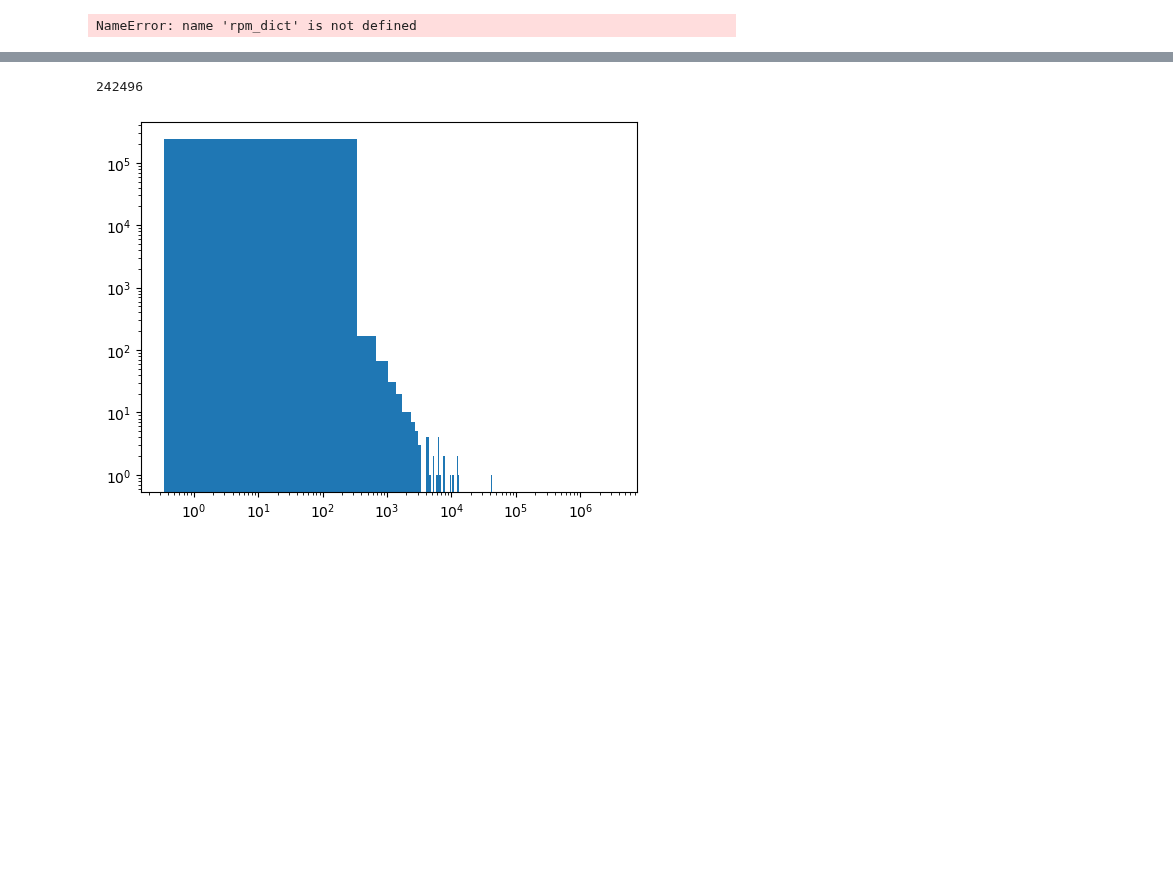
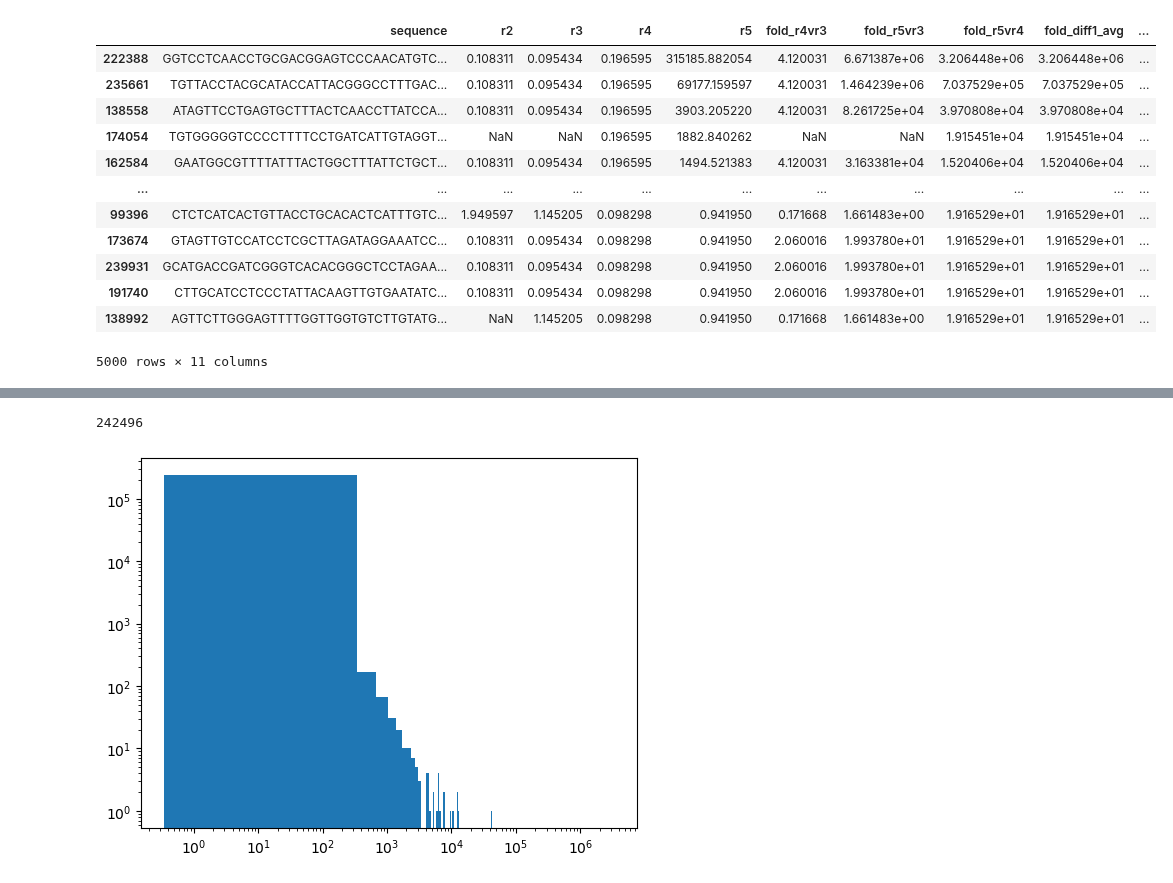
Before and after one commit to Jonahowns/phage_display_ML, a Jupyter notebook: datasets/exosome_dataset_prep_classifier.ipynb, the cells around one changed output, grey strips where cells are left out. Saved outputs shown, nothing was run; the diff lists cells and outputs as text; code cells hidden in the pictures; blank space fills up the shorter version.

```diff
--- a/datasets/exosome_dataset_prep_classifier.ipynb
+++ b/datasets/exosome_dataset_prep_classifier.ipynb
@@ -11,3 +13,9 @@ exo_ct.to_csv("./exo/exo_ct.csv", index=False)
+# %%
+exo_pd = pd.read_csv("./exo/exo_ct.csv")
+
+# normalize counts
+for r in ["r2", "r3", "r4", "r5"]:
+    exo_pd[r] = exo_pd[r].div(rpm_dict[r])
 # %%
 exo_df = am.fetch_data(["r1", "r2", "r3", "r4", "r5"], dir="./exo/raw_rounds/", threads=6, molecule="dna")
 # %% [output]
@@ -21,10 +29,6 @@ rpm_dict = {}  # normalize counts to reads per million (added option in fasta_re
 for r in ["r1", "r2", "r3", "r4", "r5"]:
     round_data = exo_df[exo_df["round"] == r]
     rpm_dict[r] = round_data["copy_num"].sum()/1000000
-# %%
-rpm_dict
-# %% [output]
-NameError: name 'rpm_dict' is not defined
 # %%
 import pandas as pd
 import numpy as np
@@ -64,8 +68,8 @@ def enrichment_averge(df, round_names, min_diff=1, max_diff=None, diff_weights=N
         round_weights = [1. for x in range(len(round_names))]
 
     # first let's remove all the nan values in the dataframe, set nan values as the minimum normalized count for each round
-    for r in round_names:
-        df[r] = df[r].fillna(df[r].min())
+    # for r in round_names:
+    #     df[r] = df[r].fillna(-0.001)
 
     # Get fold value for round differences
     fold_keys = {diff: [] for diff in range(min_diff, max_diff+1)}
@@ -76,7 +80,7 @@ def enrichment_averge(df, round_names, min_diff=1, max_diff=None, diff_weights=N
             fold_column_name = f"fold_{round_names[j]}v{round_names[i]}"
             fold_keys[j-i].append(fold_column_name)
             # fold_diffs.append(j-i)
-            df[fold_column_name] = df[round_names[j]]/df[round_names[i]] * (round_weights[j] + round_weights[i])
+            df[fold_column_name] = df[round_names[j]]/(df[round_names[i]]) * (round_weights[j] + round_weights[i])
 
     diff_keys = []
     for i in range(min_diff, max_diff+1):
@@ -88,4 +92,27 @@ def enrichment_averge(df, round_names, min_diff=1, max_diff=None, diff_weights=N
 
     return df
 
-exo_pd = enrichment_averge(exo_pd, ["r2", "r3", "r4", "r5"], min_diff=1, max_diff=None, diff_weights=[0.95, 1.0, 1.0], round_weights=[0.95, 0.97, 1.03, 1.05])
+from copy import copy
+
+# nexo_pd = copy(exo_pd[(~exo_pd["r4"].isnull()) & (~exo_pd["r5"].isnull())])
+final_exo_pd = enrichment_averge(exo_pd, ["r3", "r4", "r5"], min_diff=1, max_diff=None, diff_weights=[0.95, 1.0], round_weights=[0.97, 1.03, 1.05])
+
+last_round_exo_pd = enrichment_averge(exo_pd, ["r4", "r5"], min_diff=1, max_diff=None, diff_weights=[1.0], round_weights=[0.97, 1.03])
+# %%
+last_round_exo_pd.sort_values("Final_Fold_Avg", ascending=False, inplace=True)
+dp.dataframe_to_fasta(last_round_exo_pd, "./exo/final_enrichment.fasta", count_key="Final_Fold_Avg")
+last_round_exo_pd.head(5000)
+# %% [output]
+|  | sequence | r2 | r3 | r4 | r5 | fold_r4vr3 | fold_r5vr3 | fold_r5vr4 | fold_diff1_avg | ... |
+| 222388 | GGTCCTCAACCTGCGACGGAGTCCCAACATGTC... | 0.108311 | 0.095434 | 0.196595 | 315185.882054 | 4.120031 | 6.671387e+06 | 3.206448e+06 | 3.206448e+06 | ... |
+| 235661 | TGTTACCTACGCATACCATTACGGGCCTTTGAC... | 0.108311 | 0.095434 | 0.196595 | 69177.159597 | 4.120031 | 1.464239e+06 | 7.037529e+05 | 7.037529e+05 | ... |
+| 138558 | ATAGTTCCTGAGTGCTTTACTCAACCTTATCCA... | 0.108311 | 0.095434 | 0.196595 | 3903.205220 | 4.120031 | 8.261725e+04 | 3.970808e+04 | 3.970808e+04 | ... |
+| 174054 | TGTGGGGGTCCCCTTTTCCTGATCATTGTAGGT... | NaN | NaN | 0.196595 | 1882.840262 | NaN | NaN | 1.915451e+04 | 1.915451e+04 | ... |
+| 162584 | GAATGGCGTTTTATTTACTGGCTTTATTCTGCT... | 0.108311 | 0.095434 | 0.196595 | 1494.521383 | 4.120031 | 3.163381e+04 | 1.520406e+04 | 1.520406e+04 | ... |
+| ... | ... | ... | ... | ... | ... | ... | ... | ... | ... | ... |
+| 99396 | CTCTCATCACTGTTACCTGCACACTCATTTGTC... | 1.949597 | 1.145205 | 0.098298 | 0.941950 | 0.171668 | 1.661483e+00 | 1.916529e+01 | 1.916529e+01 | ... |
+| 173674 | GTAGTTGTCCATCCTCGCTTAGATAGGAAATCC... | 0.108311 | 0.095434 | 0.098298 | 0.941950 | 2.060016 | 1.993780e+01 | 1.916529e+01 | 1.916529e+01 | ... |
+| 239931 | GCATGACCGATCGGGTCACACGGGCTCCTAGAA... | 0.108311 | 0.095434 | 0.098298 | 0.941950 | 2.060016 | 1.993780e+01 | 1.916529e+01 | 1.916529e+01 | ... |
+| 191740 | CTTGCATCCTCCCTATTACAAGTTGTGAATATC... | 0.108311 | 0.095434 | 0.098298 | 0.941950 | 2.060016 | 1.993780e+01 | 1.916529e+01 | 1.916529e+01 | ... |
+| 138992 | AGTTCTTGGGAGTTTTGGTTGGTGTCTTGTATG... | NaN | 1.145205 | 0.098298 | 0.941950 | 0.171668 | 1.661483e+00 | 1.916529e+01 | 1.916529e+01 | ... |
+5000 rows × 11 columns
```
Also changed, not shown: parts of 5 cells of this notebook, 17 other files.
